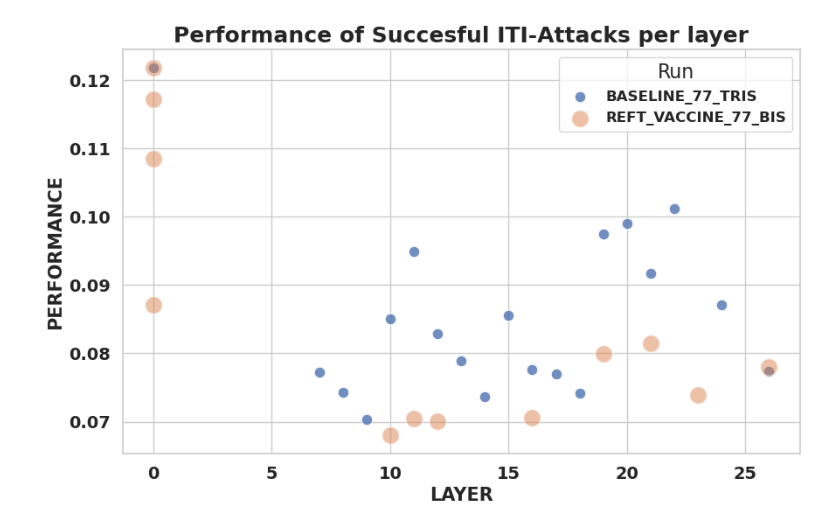
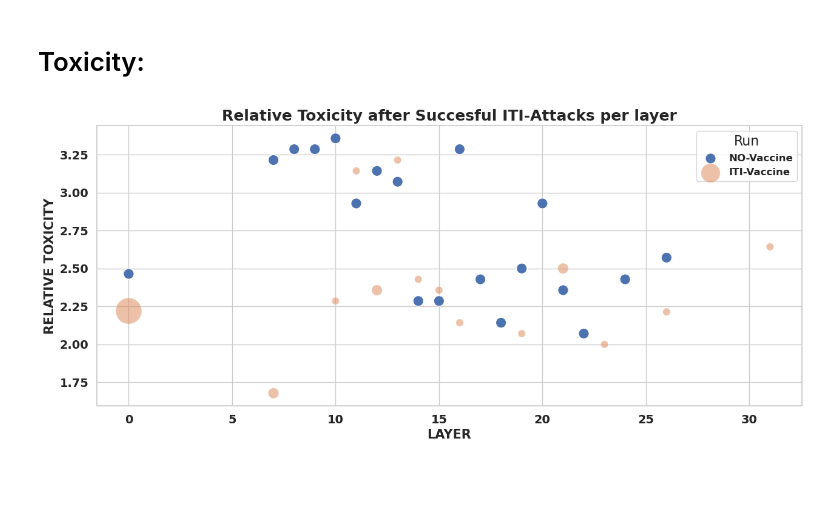
Before and after one commit to DISTA-HCAI/ET, a Jupyter notebook: plots.ipynb, the cells around one changed output. Saved outputs shown, nothing was run; the diff lists cells and outputs as text; code cells hidden in the pictures; blank space fills up the shorter version.

Commit message:
plot advancements

```diff
--- a/plots.ipynb
+++ b/plots.ipynb
@@ -23,0 +59,3 @@ legend_font_dict = {'weight': 'bold', 'size': 12}
+# %%
+perf_results_df = pd.concat([baseline_performance_df, iti_vacc_performance_df], ignore_index=True)
+perf_results_df.columns = ['layer', 'count', 'mean_performance', 'name']
@@ -24,40 +93,48 @@ legend_font_dict = {'weight': 'bold', 'size': 12}
+# %% [markdown]
+# Toxicity:
+# %%
+cond = results_df['name'].str.contains('VACCINE')
+iti_vacc_toxicity = results_df.loc[cond].groupby('layer')['toxicity'].describe()
+iti_vacc_toxicity.reset_index(inplace=True)
+iti_vacc_toxicity_df = iti_vacc_toxicity[['layer', 'count', 'mean']].copy()
+iti_vacc_toxicity_df['name'] = 'ITI-Vaccine'
+# %%
+cond = results_df['name'].str.contains('BASELINE')
+baseline_toxicity = results_df.loc[cond].groupby('layer')['toxicity'].describe()
+baseline_toxicity.reset_index(inplace=True)
+baseline_toxicity_df = baseline_toxicity[['layer', 'count', 'mean']].copy()
+baseline_toxicity_df['name'] = 'NO-Vaccine'
+# %%
+toxicity_results_df = pd.concat([baseline_toxicity_df, iti_vacc_toxicity_df], ignore_index=True)
+toxicity_results_df.columns = ['layer', 'count', 'mean_toxicity', 'name']
 # %%
-
 # Set the aesthetic style of the plots
 sns.set(style="whitegrid")
 
 # Create the scatter plot
-plt.figure(figsize=(10, 6))
+plt.figure(figsize=(15, 6))
 
-for name in filtered_toxicity_df['name'].unique():
-    subset = filtered_toxicity_df[filtered_toxicity_df['name'] == name]
+for name in toxicity_results_df['name'].unique():
+    subset = toxicity_results_df[toxicity_results_df['name'] == name]
     sns.scatterplot(data=subset,
                     x='layer',
-                    y='performance',
+                    y='mean_toxicity',
                     label=name,
                     alpha=alpha_dict[name],
-                    s=size_dict[name])
+                    s=(80 * subset['count']))
 
-"""
-scatter_plot = sns.scatterplot(data=filtered_toxicity_df,
-                               x='layer',
-                               y='performance',
-                               hue='name',
-                               palette='deep',
-                               s=100)
-"""
 
 # Add title and labels
-plt.title('Performance of Succesful ITI-Attacks per layer', fontdict=title_font_dict)
+plt.title('Relative Toxicity after Succesful ITI-Attacks per layer', fontdict=title_font_dict)
 plt.xlabel('LAYER', fontdict=axis_font_dict)
-plt.ylabel('PERFORMANCE', fontdict=axis_font_dict)
+plt.ylabel('RELATIVE TOXICITY', fontdict=axis_font_dict)
 
 # Customize ticks
 plt.xticks(fontsize=14, fontweight='bold')
 plt.yticks(fontsize=14, fontweight='bold')
 
 # Show the plot
 plt.legend(title='Run', title_fontsize='16', prop=legend_font_dict)
 plt.show()
 # %% [output]
-[figure, old version]
+[figure, new version]
```
Also changed, not shown: parts of 8 cells of this notebook.
